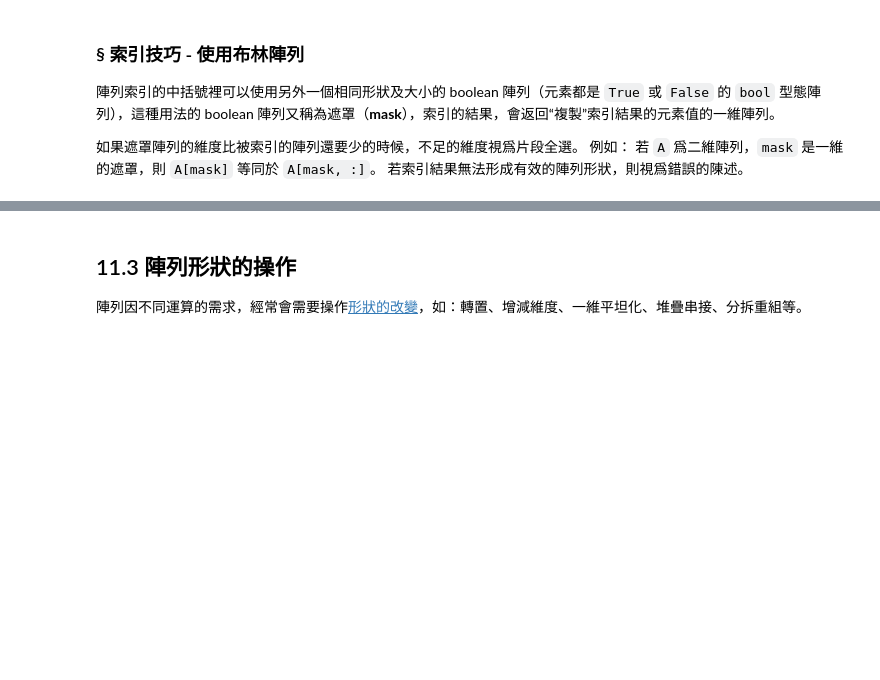
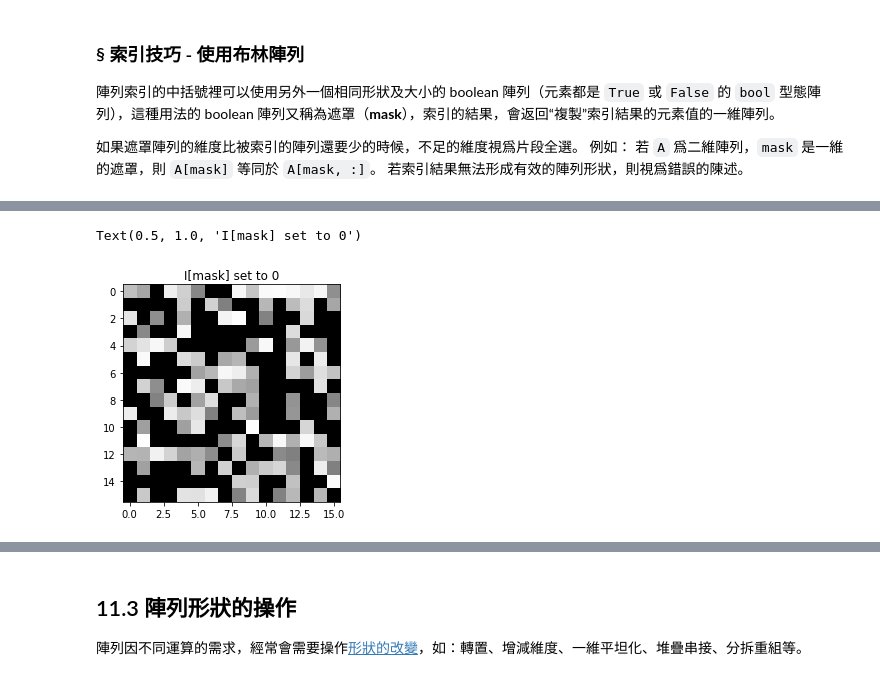
Before and after one commit to twMr7/Python-Machine-Learning, a Jupyter notebook: 11-Numpy_Vectorized_Computation.ipynb, the cells around one changed output, grey strips where cells are left out. Saved outputs shown, nothing was run; the diff lists cells and outputs as text; code cells hidden in the pictures; blank space fills up the shorter version.

```diff
--- a/11-Numpy_Vectorized_Computation.ipynb
+++ b/11-Numpy_Vectorized_Computation.ipynb
@@ -191,8 +274,13 @@ ax2.set_title('Mask image')
 # %%
 # 遮罩陣列當成索引陣列，將原陣列中符合門檻值條件的元素都設成 0
 I[mask] = 0
+# 顯示修改後的二維矩陣成影像
+fig3, ax3 = plt.subplots()
 ax3.imshow(I, cmap='gray')
 ax3.set_title('I[mask] set to 0')
+# %% [output]
+Text(0.5, 1.0, 'I[mask] set to 0')
+[figure, added]
 # %%
 # 遮罩索引的結果，會返回索引結果的元素值的一維陣列
 I[I > 250]
```
Also changed, not shown: parts of 56 cells of this notebook.
